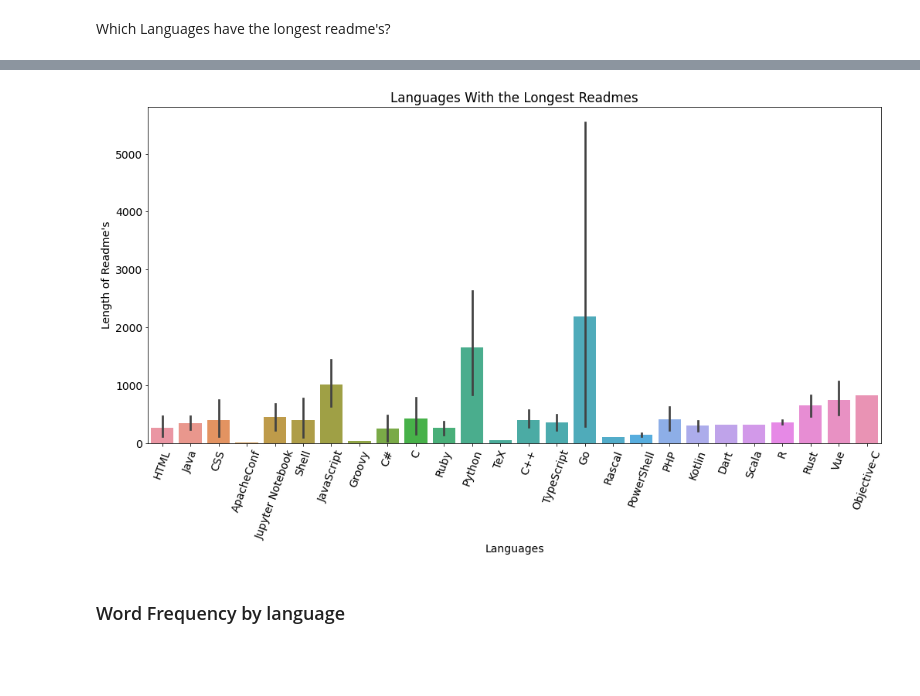
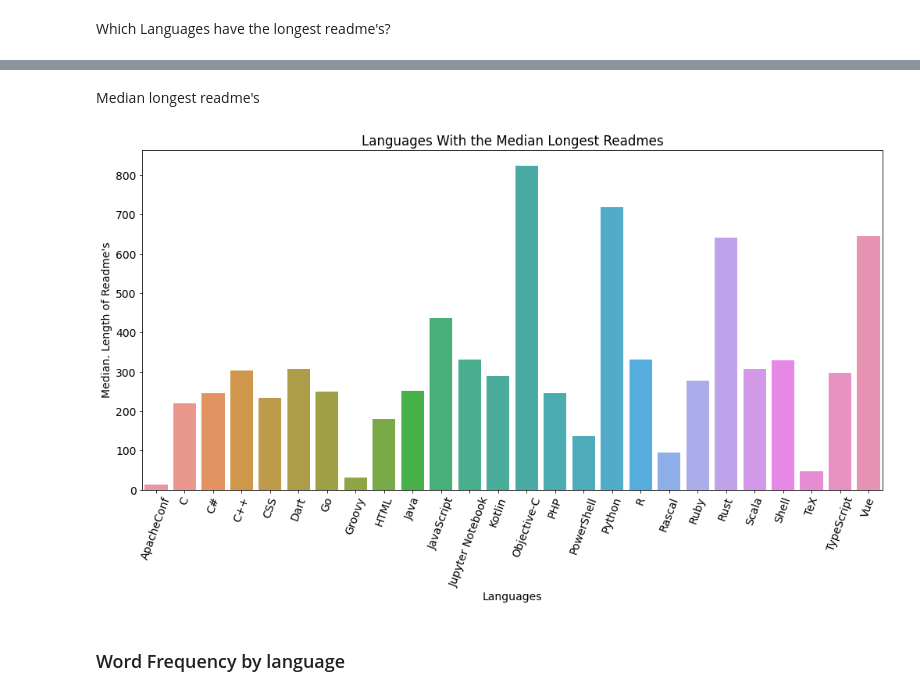
Before and after one commit to cobb-jiang-hartman-npl-project/github-repository-project, a Jupyter notebook: Jeremys_Repo/notes.ipynb, the cells around one changed output, grey strips where cells are left out. Saved outputs shown, nothing was run; the diff lists cells and outputs as text; code cells hidden in the pictures; blank space fills up the shorter version.

```diff
--- a/Jeremys_Repo/notes.ipynb
+++ b/Jeremys_Repo/notes.ipynb
@@ -233,9 +257,10 @@ df2 = df[['language', 'readme_contents']]
 #languages = ['Shell', 'R', 'Vue', 'Groovy', 'Kotlin', 'Powershell', 'Rust', 'C#', 'ApacheConf', 'Objective-C', 'Scala', 'TeX', 'Dart', 'Rascal']
 
 #df2.language = df.columns.str.replace(languages, 'other')
-# %%
-df2['readme_contents'] = df2.readme_contents.apply(clean)
+# %%
+#df2['cleaned'] = ' '.join(df.clean_readme_contents)
+df2['cleaned_readme'] = df2.clean_readme_contents.apply(clean)
 # %%
-df2['length_of_readme'] = df2.readme_contents.apply(len)
+df2['length_of_readme'] = df2.cleaned_readme.apply(len)
 df2.head()
 # %% [output]
@@ -271,17 +312,21 @@ Which Languages have the longest readme's?
+# %% [markdown]
+Median longest readme's
+# %%
+df_len_med = df2.groupby('language').median()
 # %%
 plt.figure(figsize=(17,8))
-x = df2.language
-y = df2.length_of_readme
-sns.barplot(data=df_lang_count, x=x, y=y)
+x = df_len_med.index
+y = df_len_med.length_of_readme
+sns.barplot(data=df_len_med, x=x, y=y)
 
-plt.title("Languages With the Longest Readmes")
-plt.ylabel('Length of Readme\'s')
+plt.title("Languages With the Median Longest Readmes")
+plt.ylabel('Median. Length of Readme\'s')
 plt.xlabel('Languages')
 
 plt.xticks(rotation=70)
 plt.show()
 # %% [output]
-[figure, old version]
+[figure, new version]
 # %% [markdown]
 ### Word Frequency by language
 # %%
```
Also changed, not shown: parts of 42 cells of this notebook, 1 other file.
